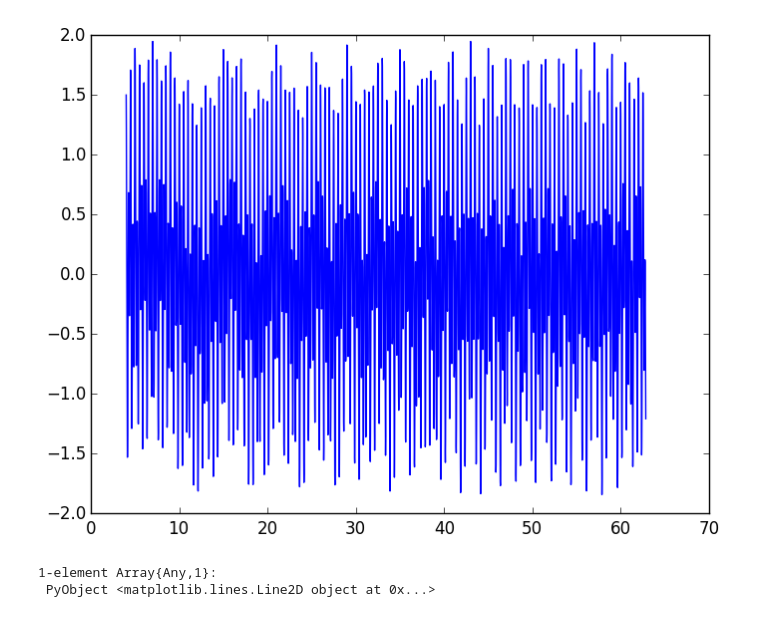
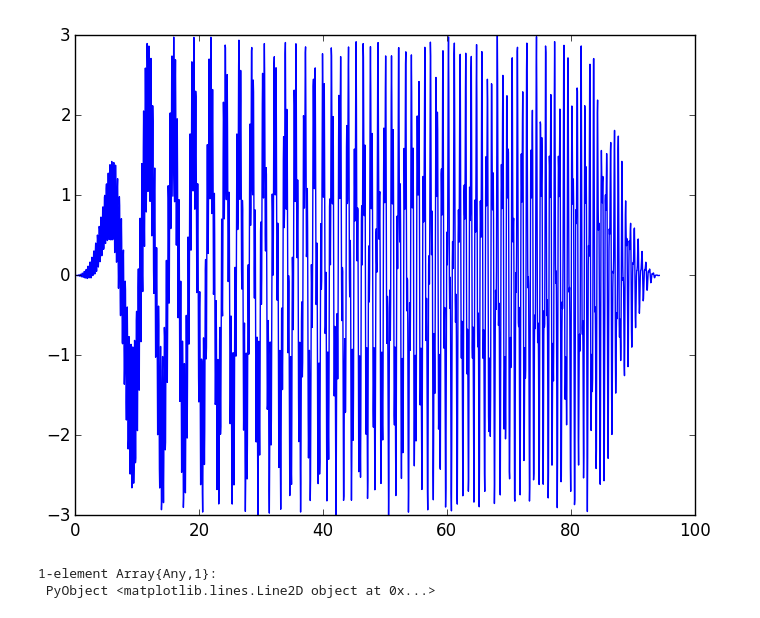
Before and after one commit to bnels/EMD.jl, a Jupyter notebook: notebook/EMDTest2.ipynb, the cells around one changed output. Drawn from its saved outputs; the diff is of its cells as text; code cells hidden in the pictures.

```diff
--- a/notebook/EMDTest2.ipynb
+++ b/notebook/EMDTest2.ipynb
@@ -3,14 +3,41 @@ using PyPlot
 # %%
 using EMD
 using Splines
-# %%
-t = [linspace(4,20*pi,3000);]
-# y = cos(2pi*t) + cos(8pi*t) + 0.25 * cos(pi*t)
-
-y = cos(8*pi*t) + 0.75 * cos(4*pi*t + cos(0.5*pi*t)) + 0.2 * sin(0.01pi*t.^2)
-plot(t,y)
-# %% [output]
-[figure, removed]
-1-element Array{Any,1}:
- PyObject <matplotlib.lines.Line2D object at 0x...>
+# %%
+n = 2000
+t = [linspace(0,40*pi,n);]
+# y = cos(2pi*t) + cos(8pi*t) + 0.25 * cos(pi*t)
+
+# sigma = 600
+# window = exp(-(t-mean(t)).^2/sigma)
+
+#Tukey window
+alpha = 0.25
+window = zeros(n)
+for i = 0:n-1
+    if i < alpha * (n-1)/2
+        window[i+1] = 0.5*(1 + cos(pi*(2*i/(alpha*(n-1)) - 1)))
+    elseif i < (n-1)*(1-alpha/2)
+        window[i+1] = 1
+    else
+        window[i+1] = 0.5*(1 + cos(pi*(2*i/(alpha*(n-1)) + 1 - 2/alpha)))
+    end
+end
+
+#Oscillate with a cosine
+s1 = cos(5*pi*t + cos(0.25*pi*t))
+
+#Follow a line path
+s2 = zeros(t)
+for i = 1:n
+    freq = 0.01pi*t[i]#(t[i] <= t[n/2])? 0.02pi*t[i] : 0.02pi*(2*t[n/2])
+    s2[i] = 2 * sin(freq*t[i])
+end
+
+y  = window.*(s1 + s2)
+plot(t1,y)
+# %% [output]
+[figure, added]
+1-element Array{Any,1}:
+ PyObject <matplotlib.lines.Line2D object at 0x...>
 # %%
```
Also changed, not shown: parts of 3 cells of this notebook, 1 other file.
